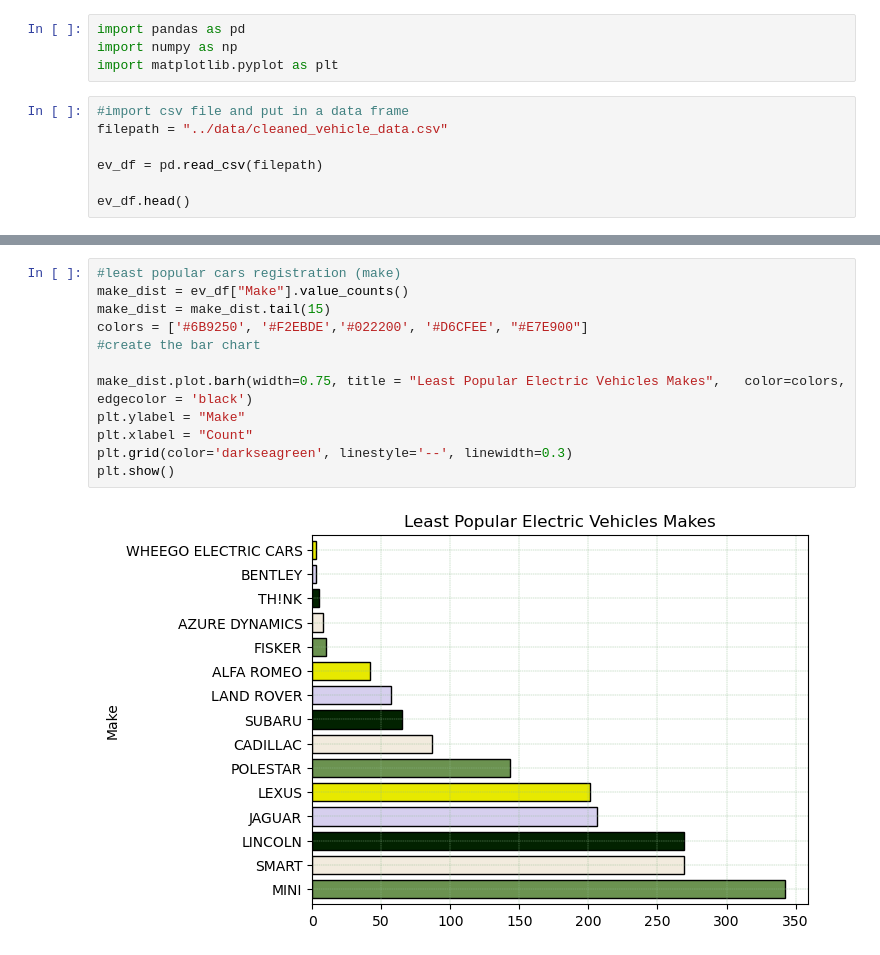
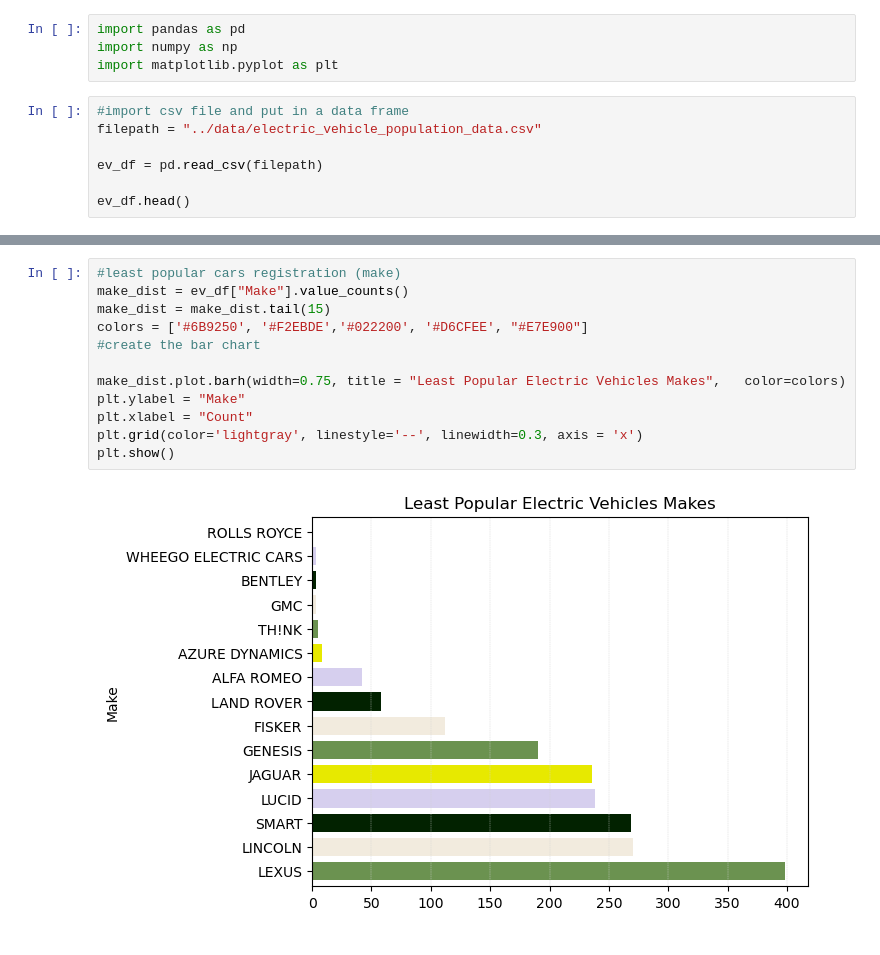
Before and after one commit to wrp94/project-1-group-02, a Jupyter notebook: Fatima's work/hypothesis 1.ipynb, the cells around one changed output, grey strips where cells are left out. Saved outputs shown, nothing was run; the diff lists cells and outputs as text.

```diff
--- a/Fatima's work/hypothesis 1.ipynb
+++ b/Fatima's work/hypothesis 1.ipynb
@@ -4,7 +4,7 @@ import numpy as np
 import matplotlib.pyplot as plt
 # %%
 #import csv file and put in a data frame
-filepath = "../data/cleaned_vehicle_data.csv"
+filepath = "../data/electric_vehicle_population_data.csv"
 
 ev_df = pd.read_csv(filepath)
 
@@ -105,17 +103,17 @@ plt.show()
 # %%
 #least popular cars registration (make)
 make_dist = ev_df["Make"].value_counts()
 make_dist = make_dist.tail(15)
 colors = ['#6B9250', '#F2EBDE','#022200', '#D6CFEE', "#E7E900"]
 #create the bar chart
 
-make_dist.plot.barh(width=0.75, title = "Least Popular Electric Vehicles Makes",   color=colors,  edgecolor = 'black')
+make_dist.plot.barh(width=0.75, title = "Least Popular Electric Vehicles Makes",   color=colors)
 plt.ylabel = "Make"
 plt.xlabel = "Count"
-plt.grid(color='darkseagreen', linestyle='--', linewidth=0.3)
+plt.grid(color='lightgray', linestyle='--', linewidth=0.3, axis = 'x')
 plt.show()
 # %% [output]
-[figure, old version]
+[figure, new version]
 # %%
 #create a pivot table to show the vehicle distribution by make
 pivot_table = ev_df.pivot_table(index='Model', aggfunc='size')
```
Also changed, not shown: parts of 9 cells of this notebook.
